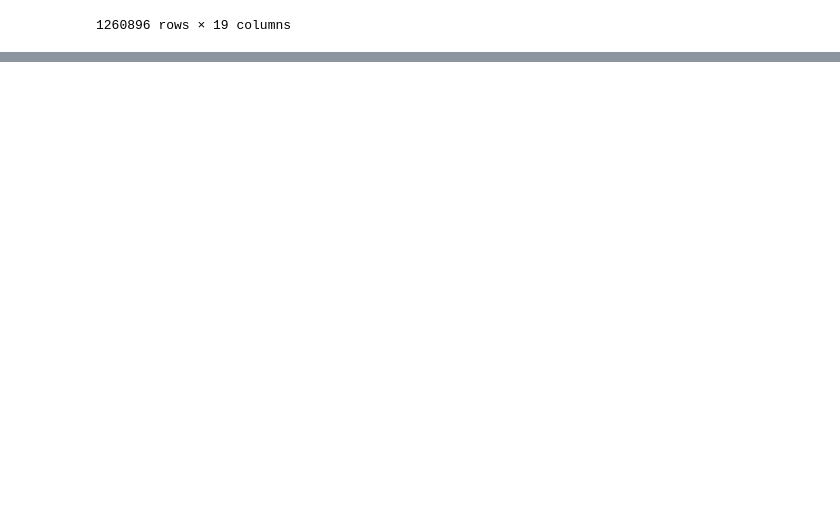
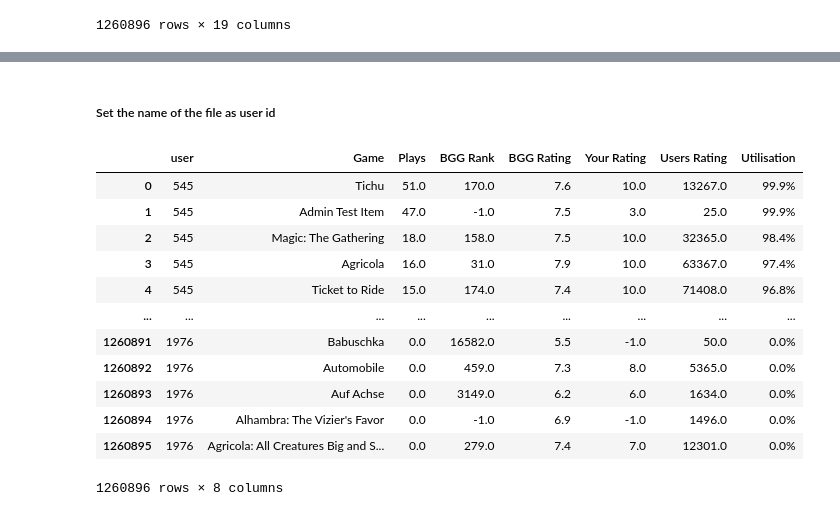
Before and after one commit to LourdesRodriguez/recommender_system, a Jupyter notebook: 2_Data_Understanding.ipynb, the cells around one changed output, grey strips where cells are left out. Saved outputs shown, nothing was run; the diff lists cells and outputs as text; code cells hidden in the pictures; blank space fills up the shorter version.

```diff
--- a/2_Data_Understanding.ipynb
+++ b/2_Data_Understanding.ipynb
@@ -204,0 +232,4 @@ merged_df.columns
+# %%
+merged_df.drop(columns=['Unnamed: 0','Rating','Last Played','Days Since Last Play',
+                       '0', '1','2','3','4','5','6'], axis=1,
+              inplace=True)
@@ -204,0 +252,22 @@ merged_df.columns
+# %% [markdown]
+##### Set the name of the file as user id
+# %%
+file= merged_df['file'].str.split('.', n=1, expand= True)
+merged_df.insert(0, 'user', file[0])
+merged_df.drop(columns =['file'], inplace= True)
+# %%
+merged_df
+# %% [output]
+|  | user | Game | Plays | BGG Rank | BGG Rating | Your Rating | Users Rating | Utilisation |
+| 0 | 545 | Tichu | 51.0 | 170.0 | 7.6 | 10.0 | 13267.0 | 99.9% |
+| 1 | 545 | Admin Test Item | 47.0 | -1.0 | 7.5 | 3.0 | 25.0 | 99.9% |
+| 2 | 545 | Magic: The Gathering | 18.0 | 158.0 | 7.5 | 10.0 | 32365.0 | 98.4% |
+| 3 | 545 | Agricola | 16.0 | 31.0 | 7.9 | 10.0 | 63367.0 | 97.4% |
+| 4 | 545 | Ticket to Ride | 15.0 | 174.0 | 7.4 | 10.0 | 71408.0 | 96.8% |
+| ... | ... | ... | ... | ... | ... | ... | ... | ... |
+| 1260891 | 1976 | Babuschka | 0.0 | 16582.0 | 5.5 | -1.0 | 50.0 | 0.0% |
+| 1260892 | 1976 | Automobile | 0.0 | 459.0 | 7.3 | 8.0 | 5365.0 | 0.0% |
+| 1260893 | 1976 | Auf Achse | 0.0 | 3149.0 | 6.2 | 6.0 | 1634.0 | 0.0% |
+| 1260894 | 1976 | Alhambra: The Vizier's Favor | 0.0 | -1.0 | 6.9 | -1.0 | 1496.0 | 0.0% |
+| 1260895 | 1976 | Agricola: All Creatures Big and S... | 0.0 | 279.0 | 7.4 | 7.0 | 12301.0 | 0.0% |
+1260896 rows × 8 columns
```
Also changed, not shown: parts of 6 cells of this notebook.
